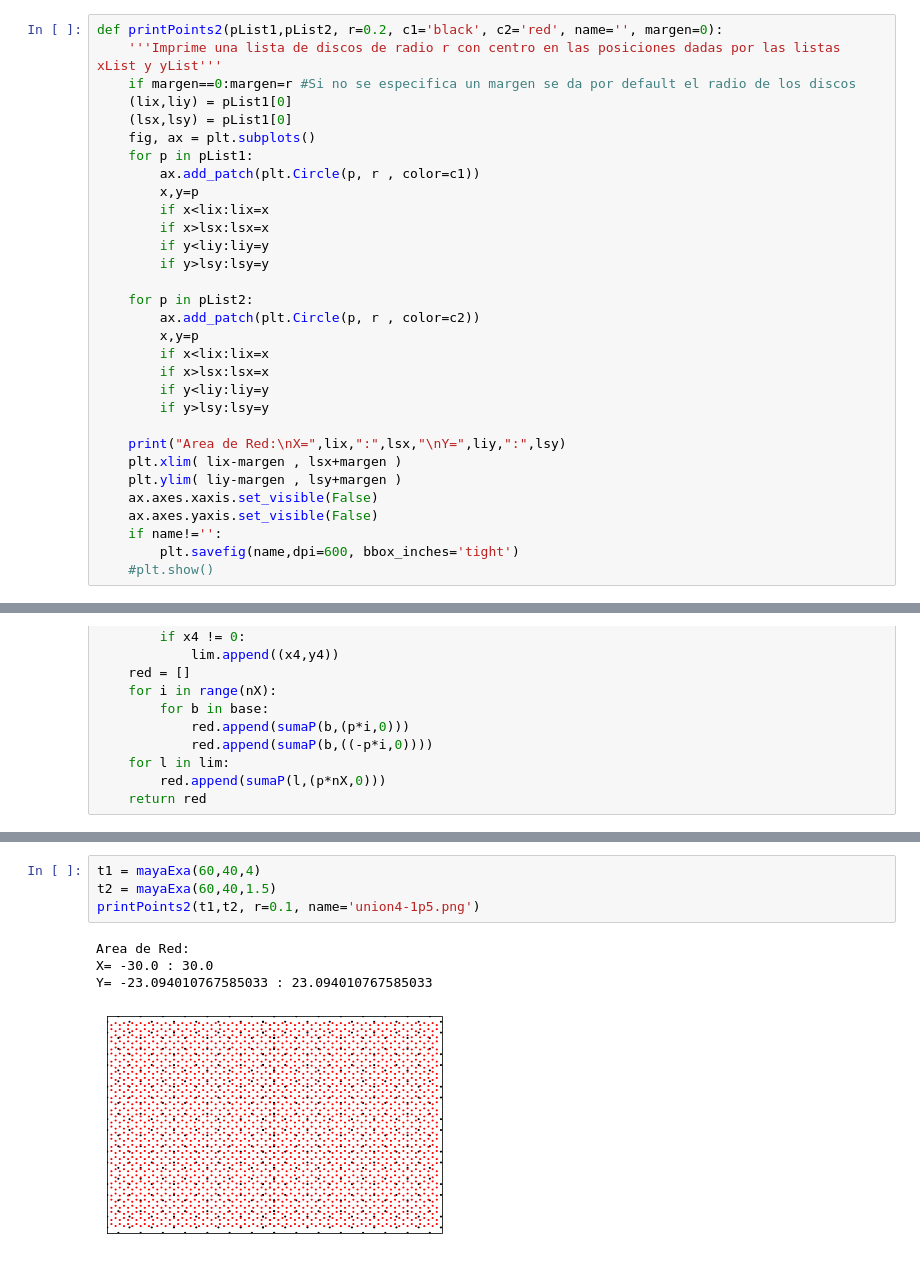
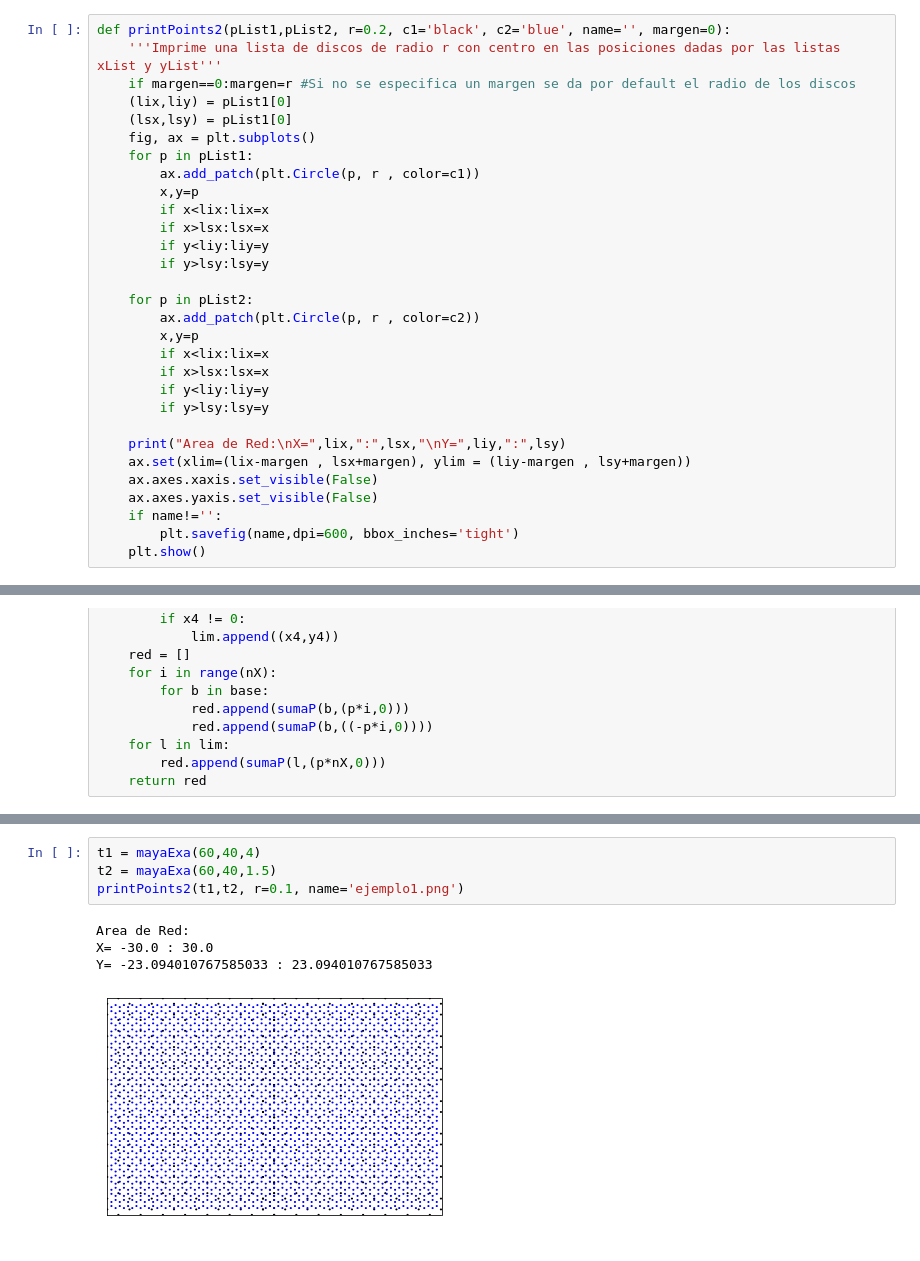
Before and after one commit to OssielAg/SS, a Jupyter notebook: SS.ipynb, the cells around one changed output, grey strips where cells are left out. Saved outputs shown, nothing was run; the diff lists cells and outputs as text.

```diff
--- a/SS.ipynb
+++ b/SS.ipynb
@@ -33,5 +31,5 @@ def printPoints(pList, r=0.2, c='black', name='', margen=0):
 # %%
-def printPoints2(pList1,pList2, r=0.2, c1='black', c2='red', name='', margen=0):
+def printPoints2(pList1,pList2, r=0.2, c1='black', c2='blue', name='', margen=0):
     '''Imprime una lista de discos de radio r con centro en las posiciones dadas por las listas xList y yList'''
     if margen==0:margen=r #Si no se especifica un margen se da por default el radio de los discos
     (lix,liy) = pList1[0]
@@ -54,13 +52,12 @@ def printPoints2(pList1,pList2, r=0.2, c1='black', c2='red', name='', margen=0):
         if y>lsy:lsy=y
 
     print("Area de Red:\nX=",lix,":",lsx,"\nY=",liy,":",lsy)
-    plt.xlim( lix-margen , lsx+margen )
-    plt.ylim( liy-margen , lsy+margen )
+    ax.set(xlim=(lix-margen , lsx+margen), ylim = (liy-margen , lsy+margen))
     ax.axes.xaxis.set_visible(False)
     ax.axes.yaxis.set_visible(False)
     if name!='':
         plt.savefig(name,dpi=600, bbox_inches='tight')
-    #plt.show()
+    plt.show()
 # %%
 #Métodos para crear colecciones de puntos de sierta simetría teniendo la esquina inferior izquierda en el 0,0
 
@@ -191,9 +188,9 @@ def mayaExa(lX,lY,p):
 # %%
 t1 = mayaExa(60,40,4)
 t2 = mayaExa(60,40,1.5)
-printPoints2(t1,t2, r=0.1, name='union4-1p5.png')
+printPoints2(t1,t2, r=0.1, name='ejemplo1.png')
 # %% [output]
 Area de Red:
 X= -30.0 : 30.0
 Y= -23.094010767585033 : 23.094010767585033
-[figure, old version]
+[figure, new version]
```
Also changed, not shown: parts of 14 cells of this notebook, 2 other files.
